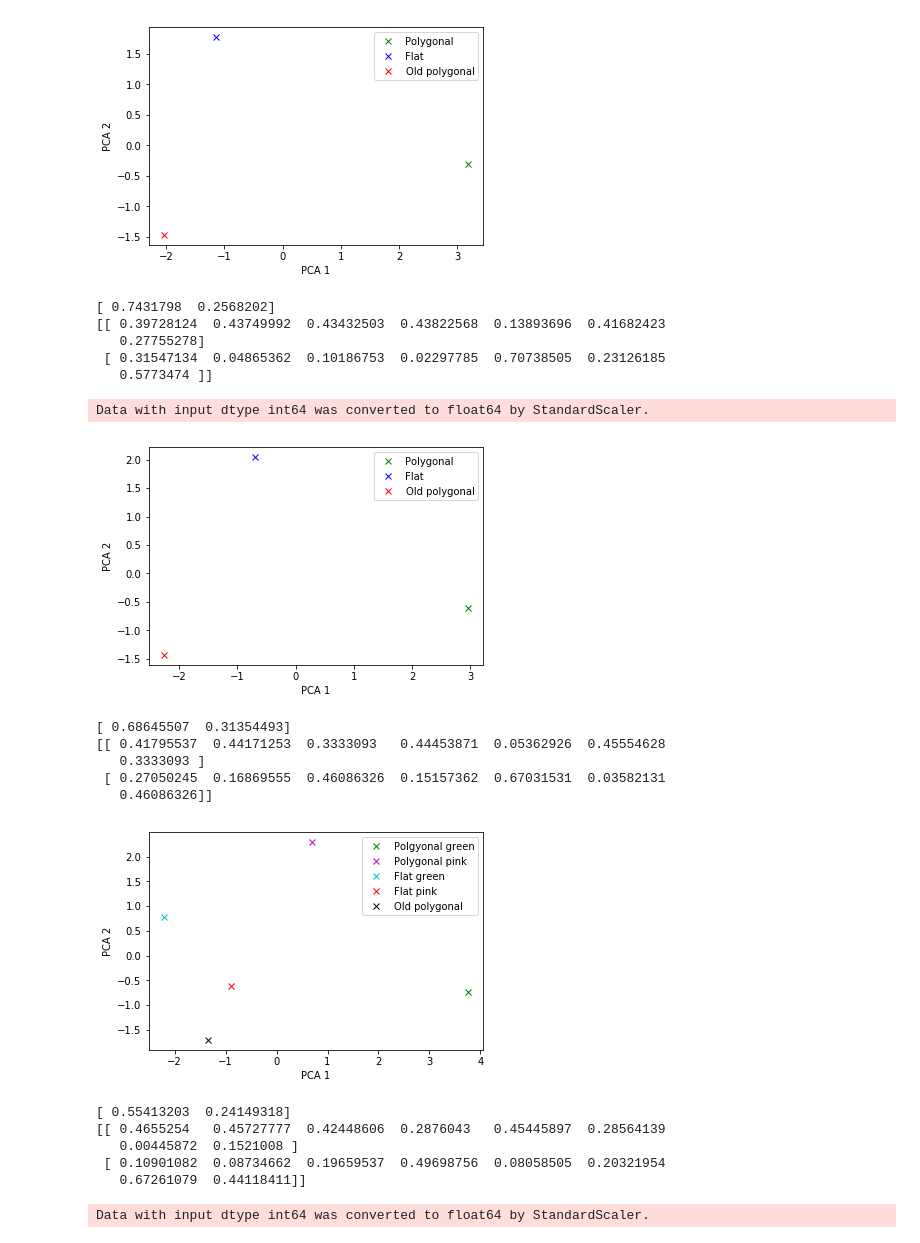
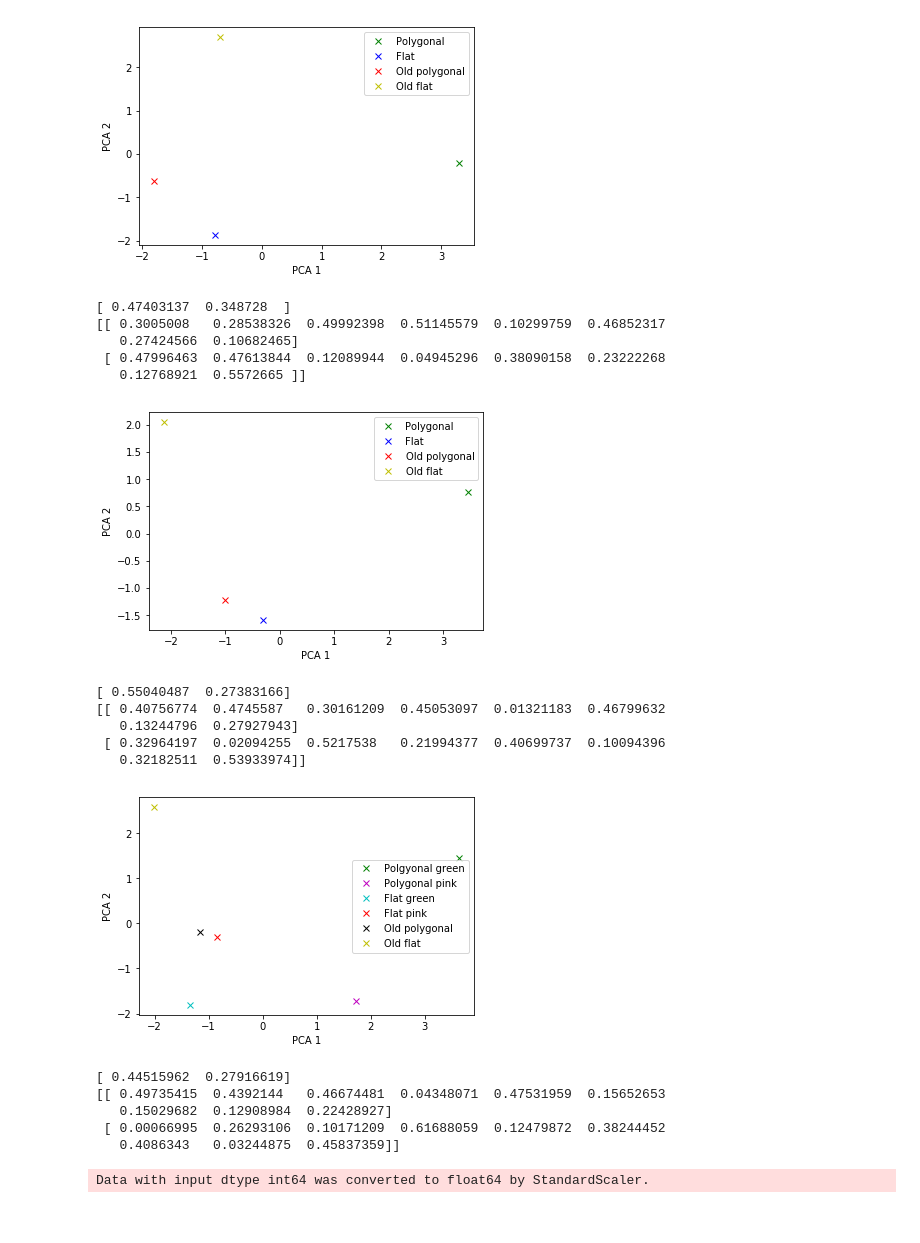
Before and after one commit to sriemer1/senior-thesis, a Jupyter notebook: Jmicrovision data .ipynb, the cells around one changed output. Drawn from its saved outputs; the diff is of its cells as text; code cells hidden in the pictures.

```diff
--- a/Jmicrovision data .ipynb
+++ b/Jmicrovision data .ipynb
@@ -330,9 +347,10 @@ import numpy as np
 from sklearn.preprocessing import StandardScaler
 import matplotlib.pyplot as plt
 
-X=np.array([[28.67783985,47.29981378,17.69087523,4.841713222,0.744878957,0.744878957,0],
-[4.109589041,53.42465753,32.53424658,0.684931507,8.904109589,0.342465753,0],
-[10.98901099,55.31135531,32.96703297,0,0.366300366,0,0.366300366]])
+X=np.array([[28.67783985,47.29981378,17.69087523,4.841713222,0.744878957,0.744878957,0,0],
+[4.109589041,53.42465753,32.53424658,0.684931507,8.904109589,0.342465753,0,0],
+[10.98901099,55.31135531,32.96703297,0,0.366300366,0,0.366300366,0],
+[29.62962963,69.13580247,28.39506173,1.234567901,0.617283951,0,0,0.617283951]])
 
 X_std = StandardScaler().fit_transform(X)
 pca = decomposition.PCA(n_components=2)
@@ -341,7 +359,8 @@ Y = pca.fit_transform(X_std)
 p1,=plt.plot(Y[0][0],Y[0][1],'gx', label='Polygonal')
 p2,=plt.plot(Y[1][0],Y[1][1],'bx',label='Flat')
 p3,=plt.plot(Y[2][0],Y[2][1],'rx',label='Old polygonal')
-plt.legend(handles=[p1, p2,p3])
+p4,=plt.plot(Y[3][0],Y[3][1],'yx',label='Old flat')
+plt.legend(handles=[p1, p2,p3,p4])
 plt.xlabel('PCA 1')
 plt.ylabel('PCA 2')
 plt.show()
@@ -349,12 +368,12 @@ plt.show()
 print(pca.explained_variance_ratio_) #what percent of the variance PCA 1 and 2 explain
 print(abs(pca.components_)) #component scores, how much each variable influences PCA 1 and 2
 # %% [output]
-[figure, old version]
+[figure, new version]
-[ 0.7431798  0.2568202]
-[[ 0.39728124  0.43749992  0.43432503  0.43822568  0.13893696  0.41682423
-   0.27755278]
- [ 0.31547134  0.04865362  0.10186753  0.02297785  0.70738505  0.23126185
-   0.5773474 ]]
+[ 0.47403137  0.348728  ]
+[[ 0.3005008   0.28538326  0.49992398  0.51145579  0.10299759  0.46852317
+   0.27424566  0.10682465]
+ [ 0.47996463  0.47613844  0.12089944  0.04945296  0.38090158  0.23222268
+   0.12768921  0.5572665 ]]
 # %%
 #PCA on point count data of bulk mats, without amorphous organic matter, absolute abundances
 
@@ -365,9 +384,10 @@ import numpy as np
 from sklearn.preprocessing import StandardScaler
 import matplotlib.pyplot as plt
 
-X=np.array([[154,254,95,26,4,4,0],
-[12,156,95,2,26,1,0],
-[30,151,90,0,1,0,1]])
+X=np.array([[154,254,95,26,4,4,0,0],
+[12,156,95,2,26,1,0,0],
+[30,151,90,0,1,0,1,0],
+[48,112,46,2,1,0,0,1]])
 
 X_std = StandardScaler().fit_transform(X)
 pca = decomposition.PCA(n_components=2)
@@ -376,7 +396,8 @@ Y = pca.fit_transform(X_std)
 p1,=plt.plot(Y[0][0],Y[0][1],'gx', label='Polygonal')
 p2,=plt.plot(Y[1][0],Y[1][1],'bx',label='Flat')
 p3,=plt.plot(Y[2][0],Y[2][1],'rx',label='Old polygonal')
-plt.legend(handles=[p1, p2,p3])
+p4,=plt.plot(Y[3][0],Y[3][1],'yx',label='Old flat')
+plt.legend(handles=[p1, p2,p3,p4])
 plt.xlabel('PCA 1')
 plt.ylabel('PCA 2')
 plt.show()
@@ -384,54 +405,55 @@ plt.show()
 print(pca.explained_variance_ratio_) #what percent of the variance PCA 1 and 2 explain
 print(abs(pca.components_)) #component scores, how much each variable influences PCA 1 and 2
 # %% [output]
+[figure, new version]
-Data with input dtype int64 was converted to float64 by StandardScaler.
+[ 0.55040487  0.27383166]
+[[ 0.40756774  0.4745587   0.30161209  0.45053097  0.01321183  0.46799632
+   0.13244796  0.27927943]
+ [ 0.32964197  0.02094255  0.5217538   0.21994377  0.40699737  0.10094396
+   0.32182511  0.53933974]]
-[figure, old version]
-[ 0.68645507  0.31354493]
-[[ 0.41795537  0.44171253  0.3333093   0.44453871  0.05362926  0.45554628
-   0.3333093 ]
- [ 0.27050245  0.16869555  0.46086326  0.15157362  0.67031531  0.03582131
-   0.46086326]]
 # %%
 #PCA on point count data with amorphous organic matter, individual layers, relative abundances
 
 from sklearn import decomposition
 from sklearn import datasets
 from sklearn import linear_model
 import numpy as np
 import scipy
 from scipy import *
 from sklearn.preprocessing import StandardScaler
 import matplotlib.pyplot as plt
 
-X=np.array([[83.98999375,6.816760475,6.441525954,1.688555347,1.000625391,0.062539087,0,0],
-[88.28678616,1.875781576,6.294289287,2.834514381,0.41684035,0.125052105,0.16673614,0],
-[92.84642321,0.250125063,3.151575788,2.701350675,0.100050025,0.900450225,0.050025013,0],
-[92.55,0.35,4.65,2.05,0,0.4,0,0],
-[92.81389839,0.789681495,3.974730192,2.369044485,0,0.026322717,0,0.026322717]])
+X=np.array([[83.98999375,6.816760475,6.441525954,1.688555347,1.000625391,0.062539087,0,0,0],
+[88.28678616,1.875781576,6.294289287,2.834514381,0.41684035,0.125052105,0.16673614,0,0],
+[92.84642321,0.250125063,3.151575788,2.701350675,0.100050025,0.900450225,0.050025013,0,0],
+[92.55,0.35,4.65,2.05,0,0.4,0,0,0],
+[92.81389839,0.789681495,3.974730192,2.369044485,0,0.026322717,0,0.026322717,0],
+[94.75,1.2,2.8,1.15,0.05,0.025,0,0,0.025]])
 
 X_std = StandardScaler().fit_transform(X)
 pca = decomposition.PCA(n_components=2)
 Y = pca.fit_transform(X_std)
 
 p1,=plt.plot(Y[0][0],Y[0][1],'gx',label='Polgyonal green')
 p2,=plt.plot(Y[1][0],Y[1][1],'mx', label='Polygonal pink')
 p3,=plt.plot(Y[2][0],Y[2][1],'cx',label='Flat green')
 p4,=plt.plot(Y[3][0],Y[3][1],'rx',label='Flat pink')
 p5,=plt.plot(Y[4][0],Y[4][1],'kx',label='Old polygonal')
-plt.legend(handles=[p1, p2,p3,p4,p5])
+p6,=plt.plot(Y[5][0],Y[5][1],'yx',label='Old flat')
+plt.legend(handles=[p1, p2,p3,p4,p5,p6])
 plt.xlabel('PCA 1')
 plt.ylabel('PCA 2')
 plt.show()
 
 print(pca.explained_variance_ratio_) #what percent of the variance PCA 1 and 2 explain
 print(abs(pca.components_)) #component scores, how much each variable influences PCA 1 and 2
 # %% [output]
-[figure, old version]
+[figure, new version]
-[ 0.55413203  0.24149318]
-[[ 0.4655254   0.45727777  0.42448606  0.2876043   0.45445897  0.28564139
-   0.00445872  0.1521008 ]
- [ 0.10901082  0.08734662  0.19659537  0.49698756  0.08058505  0.20321954
-   0.67261079  0.44118411]]
+[ 0.44515962  0.27916619]
+[[ 0.49735415  0.4392144   0.46674481  0.04348071  0.47531959  0.15652653
+   0.15029682  0.12908984  0.22428927]
+ [ 0.00066995  0.26293106  0.10171209  0.61688059  0.12479872  0.38244452
+   0.4086343   0.03244875  0.45837359]]
 # %%
 #PCA on point count data with amorphous organic matter, individual layers, absolute abundances
 
```
Also changed, not shown: parts of 9 cells of this notebook.
